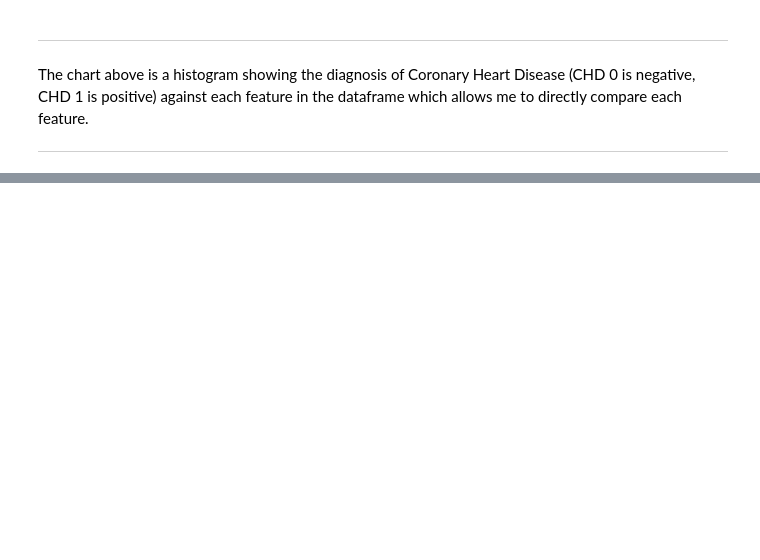
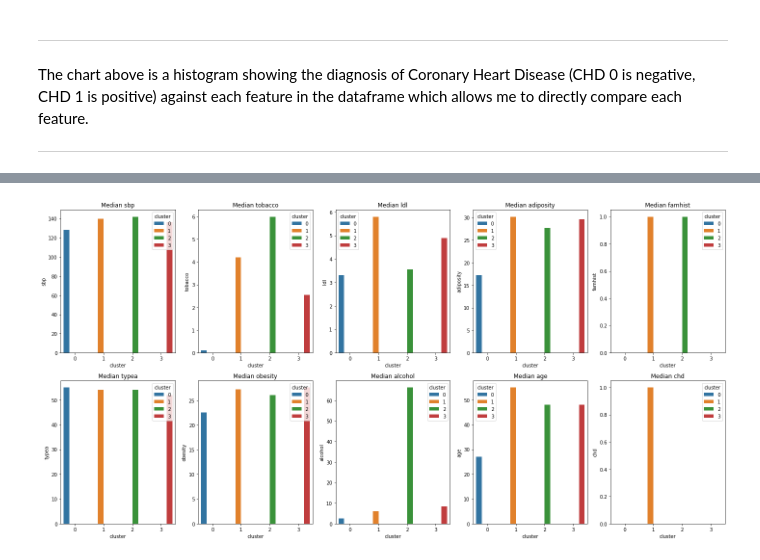
Before and after one commit to sjbriggsdev/cd_finalproject, a Jupyter notebook: Final_Project_Predict_Heart_Disease.ipynb, the cells around one changed output, grey strips where cells are left out. Saved outputs shown, nothing was run; the diff lists cells and outputs as text; code cells hidden in the pictures; blank space fills up the shorter version.

```diff
--- a/Final_Project_Predict_Heart_Disease.ipynb
+++ b/Final_Project_Predict_Heart_Disease.ipynb
@@ -220,0 +288,7 @@ which allows me to directly compare each feature.
+# %%
+df["cluster"]=kmeans.labels_
+# %%
+# Group the dataframe by cluster and aggregate by mean values
+# Add as_index=False so that the clusters are a column, not the index
+cluster_groups = df.groupby('cluster', as_index=False).median()
+cluster_groups
@@ -220,0 +301,14 @@ which allows me to directly compare each feature.
+# %%
+# Visualize means
+fig, axes = plt.subplots(2,5, figsize = (20, 10))
+# fig is an array of dimensions 3,4.  axes.ravel() will flatten it to 12,1
+axes = axes.ravel()
+# Loop over columns and plot each in a separate figure, skip 'cluster' column
+for i, col in enumerate(cluster_groups.columns[1:]):
+  #axes[i].bar(cluster_groups['cluster'], cluster_groups[col])
+  sns.barplot(cluster_groups['cluster'], cluster_groups[col], hue=cluster_groups['cluster'], ax=axes[i])
+  #sns.scatterplot(data=df, x=col, y='price', hue='cluster', ax=axes[i])
+  axes[i].set_title(f'Median {col}')
+plt.tight_layout()
+# %% [output]
+[figure, added]
```
Also changed, not shown: parts of 9 cells of this notebook.
